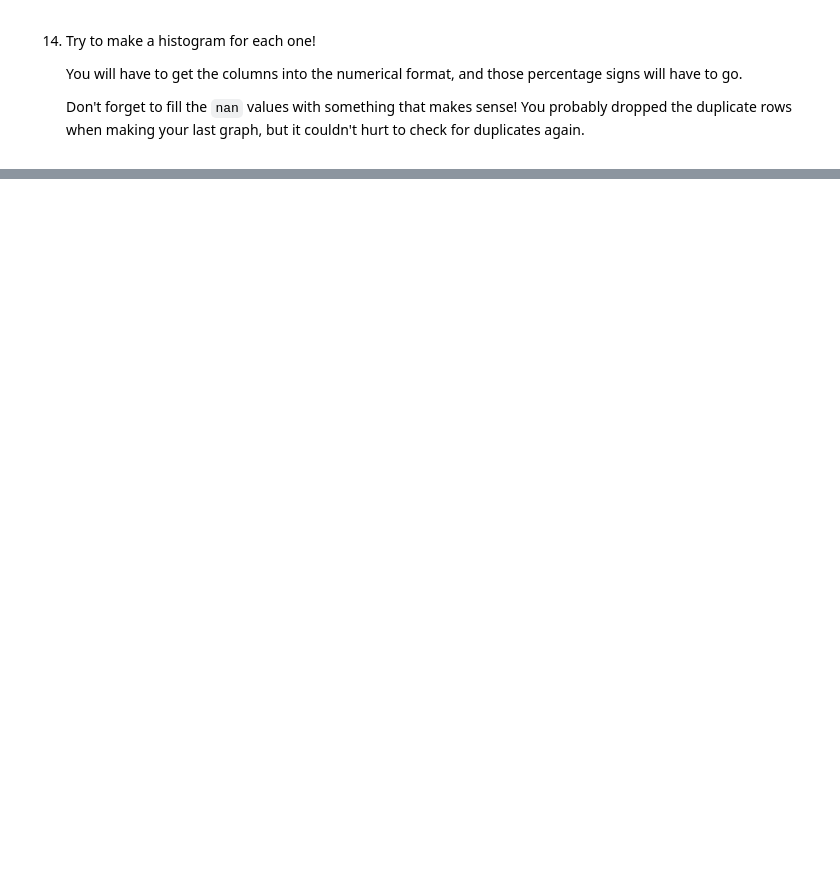
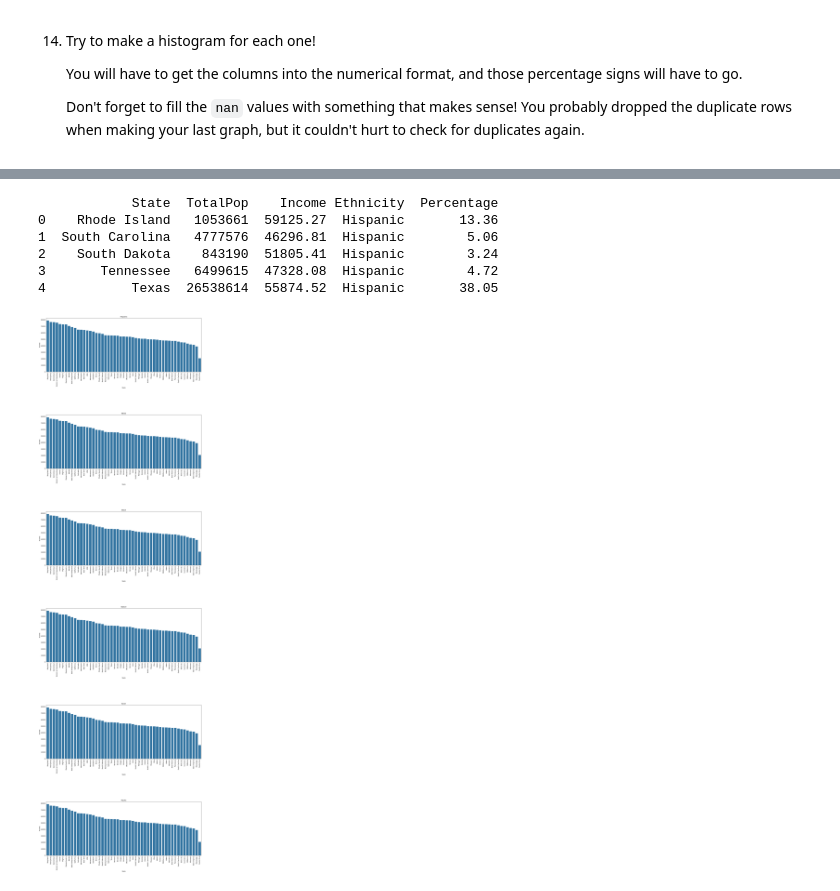
Before and after one commit to Pouria-Zarrin/Cleaning-US-Census-Data, a Jupyter notebook: Cleaning US Census Data.ipynb, the cells around one changed output, grey strips where cells are left out. Cells and saved outputs as stored; diff of their text form; code cells hidden in the pictures; blank space fills up the shorter version.

```diff
--- a/Cleaning US Census Data.ipynb
+++ b/Cleaning US Census Data.ipynb
@@ -156,9 +156,6 @@ print (df.head())
 3  47328.08    3167756M_3331859F          3167756            3331859
 4  55874.52  13171316M_13367298F         13171316           13367298
 # %%
-df = df.drop_duplicates()
-
-print (df.head())
 
 
 female = df.female_population[df.female_population <= 0.75*(10**7)]
@@ -254,24 +263,25 @@ plt.clf()
 13. Now your boss wants you to make a bunch of histograms out of the race data that you have. Look at the `.columns` again to see what the race categories are.
 # %%
 df = df.drop_duplicates()
-print (df.head())
-df_melted = pd.melt(df, id_vars=['State', 'TotalPop'],
+df_melted = pd.melt(df, id_vars=['State', 'TotalPop', 'Income'],
                     value_vars=['Hispanic', 'White', 'Black', 'Native', 'Asian', 'Pacific'],
                     var_name='Ethnicity', value_name='Percentage')
 
-#fig, axes = plt.subplots(26, 2, figsize=(20, 250))
+print (df_melted.head())
+
+fig, axes = plt.subplots(26, 2, figsize=(20, 250))
 
 # Flatten the axes array for easy iteration
 axes = axes.flatten()
 
 # Plot each state's bar plot in the corresponding subplot
-# for i, state in enumerate(df['State']):
-#     current_state = df_melted[df_melted['State'] == state]
-#     sns.barplot(ax=axes[i], x=current_state['Ethnicity'], y=current_state['Percentage'])
-#     axes[i].set_title(state)
-#     axes[i].set_xticklabels(current_state['Ethnicity'], rotation=45)
+for i, state in enumerate(df['State']):
+    current_state = df_melted[df_melted['State'] == state]
+    sns.barplot(ax=axes[i], x=current_state['Ethnicity'], y=current_state['Percentage'])
+    axes[i].set_title(state)
+    axes[i].set_xticklabels(current_state['Ethnicity'], rotation=45)
 
-# Hide any remaining empty subplots
-# for j in range(i + 1, len(axes)):
-#     fig.delaxes(axes[j])
+#Hide any remaining empty subplots
+for j in range(i + 1, len(axes)):
+    fig.delaxes(axes[j])
 # %% [output]
@@ -356 +360,26 @@ for i in range(len(ethnicity_list)):
 [figure]
+# %%
+print(df_melted.head())
+
+fig, axes = plt.subplots(6, 1, figsize=(20, 70))
+
+plt.subplots_adjust(hspace=0.8)
+
+# Flatten the axes array for easy iteration
+axes = axes.flatten()
+ethnicity_list = list(df_melted['Ethnicity'].unique())
+
+for i in range(len(ethnicity_list)):
+    current_ethnicity = df_melted[df_melted['Ethnicity'] == ethnicity_list[i]]
+    current_ethnicity_sorted = current_ethnicity.sort_values(by='Income', ascending=False)
+    sns.barplot(ax=axes[i], x=current_ethnicity_sorted['State'], y=current_ethnicity_sorted['Income'])
+    axes[i].set_title(ethnicity_list[i])
+    axes[i].set_xticklabels(current_ethnicity_sorted['State'], rotation=90)
+# %% [output]
+            State  TotalPop    Income Ethnicity  Percentage
+0    Rhode Island   1053661  59125.27  Hispanic       13.36
+1  South Carolina   4777576  46296.81  Hispanic        5.06
+2    South Dakota    843190  51805.41  Hispanic        3.24
+3       Tennessee   6499615  47328.08  Hispanic        4.72
+4           Texas  26538614  55874.52  Hispanic       38.05
+[figure, added]
```
Also changed, not shown: parts of 6 cells of this notebook.
